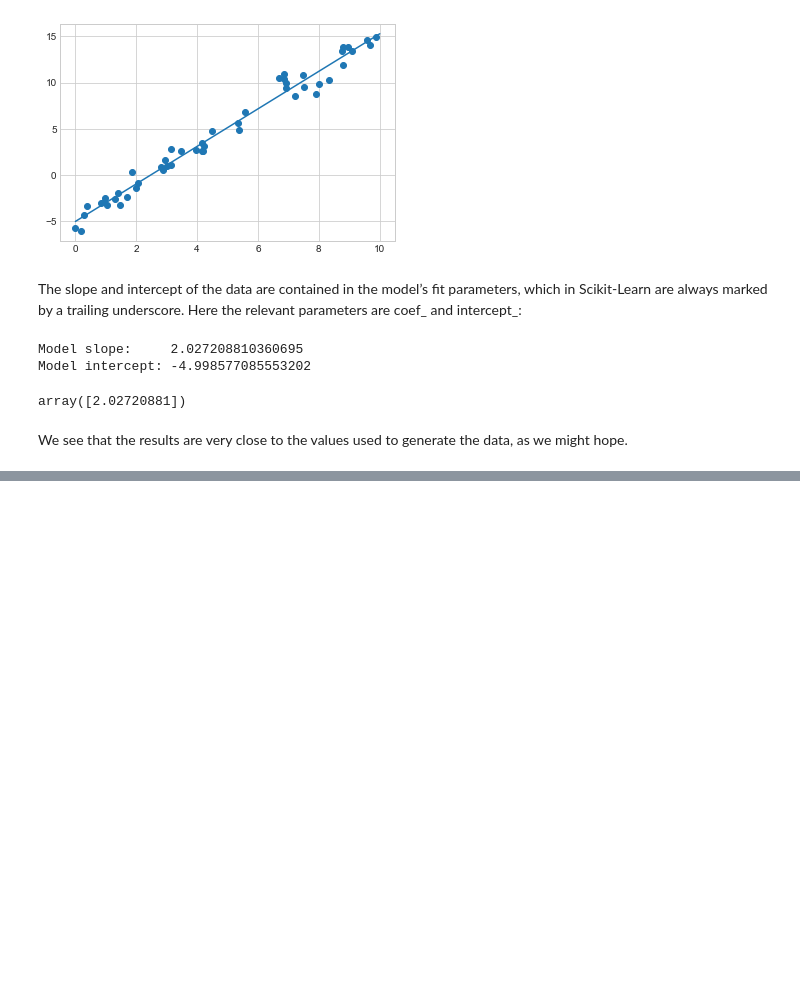
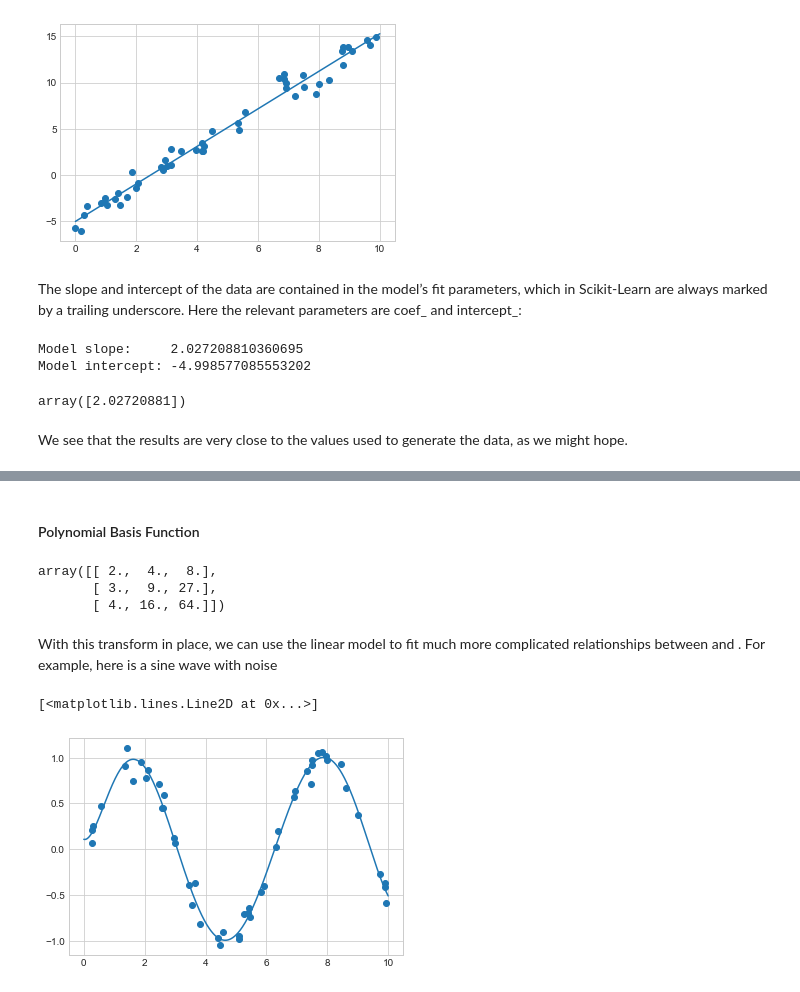
Before and after one commit to Oluwajobs/python_data_science, a Jupyter notebook: ML_Note.ipynb, the cells around one changed output, grey strips where cells are left out. Drawn from its saved outputs; the diff is of its cells as text; code cells hidden in the pictures; blank space fills up the shorter version.

```diff
--- a/ML_Note.ipynb
+++ b/ML_Note.ipynb
@@ -1240,0 +1250,12 @@ We see that the results are very close to the values used to generate the data,
+# %%
+# modeling such multidimensional model
+rng = np.random.RandomState(1)  # random number generator
+X = 10 * rng.rand(100, 3)  # creating a 2D sample dataset with 100 samples and 3 features
+# creating our label using all dim
+y = 0.5 + np.dot(X, [1.5, -2, 1.])  # for a model where intercept is 0.5, and slope for a1,2, 3 are 1.5, -2, and 1 respectively
+
+# fit our model
+model.fit(X, y)
+# check it out
+print(model.coef_)  # getting our coefficients
+print(model.intercept_)
@@ -1240,0 +1274,36 @@ We see that the results are very close to the values used to generate the data,
+# %% [markdown]
+#### Polynomial Basis Function
+# %%
+# import poly feature
+from sklearn.preprocessing import PolynomialFeatures
+# create a 1D array
+x = np.arange(2, 5)
+# transform into polynomial of degree 3
+poly = PolynomialFeatures(degree=3, include_bias=False)
+poly.fit_transform(x[:, np.newaxis])
+# %% [output]
+array([[ 2.,  4.,  8.],
+       [ 3.,  9., 27.],
+       [ 4., 16., 64.]])
+# %%
+# using the pipeline functionality
+from sklearn.pipeline import make_pipeline
+poly_model = make_pipeline(PolynomialFeatures(7),
+                          LinearRegression())
+# %% [markdown]
+With this transform in place, we can use the linear model to fit much more complicated relationships between and
+. For example, here is a sine wave with noise
+# %%
+x = 10 * rng.rand(50)
+y = np.sin(x) + 0.1 * rng.randn(50)
+
+poly_model.fit(x[:, None], y)
+
+yfit = poly_model.predict(xfit[:, None])
+
+# plot the data
+plt.scatter(x, y)
+plt.plot(xfit, yfit)
+# %% [output]
+[<matplotlib.lines.Line2D at 0x...>]
+[figure, added]
```
Also changed, not shown: parts of 7 cells of this notebook.
